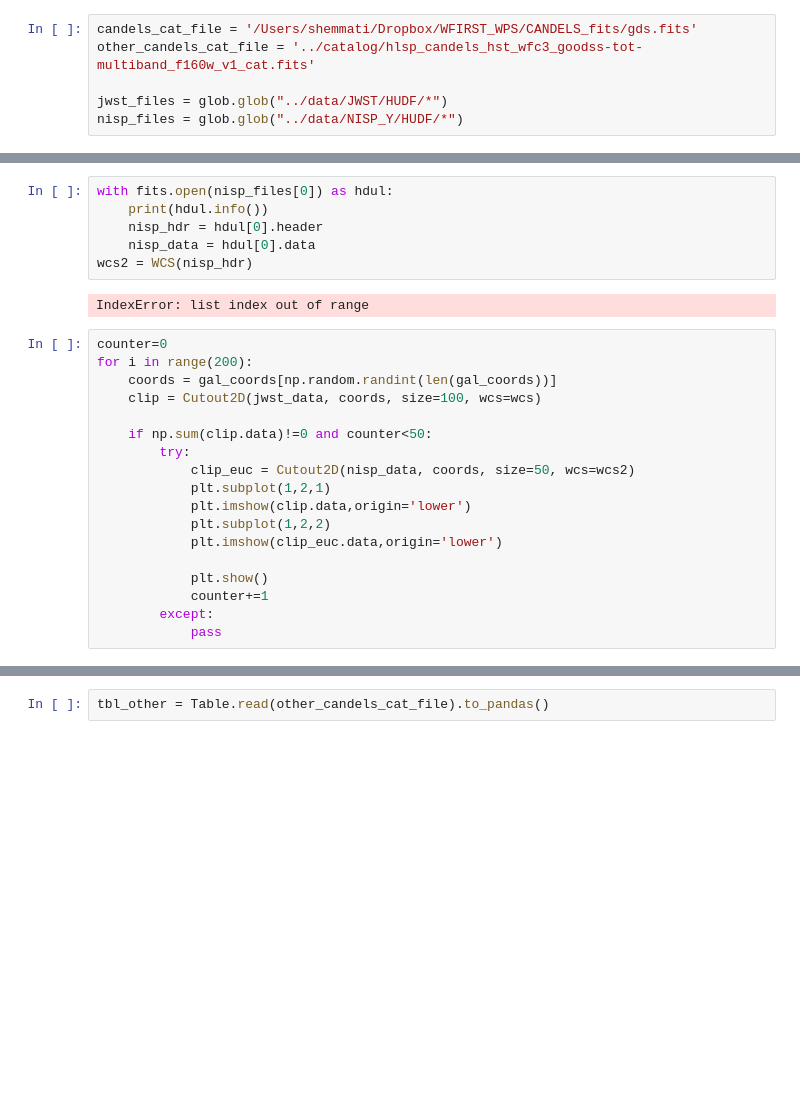
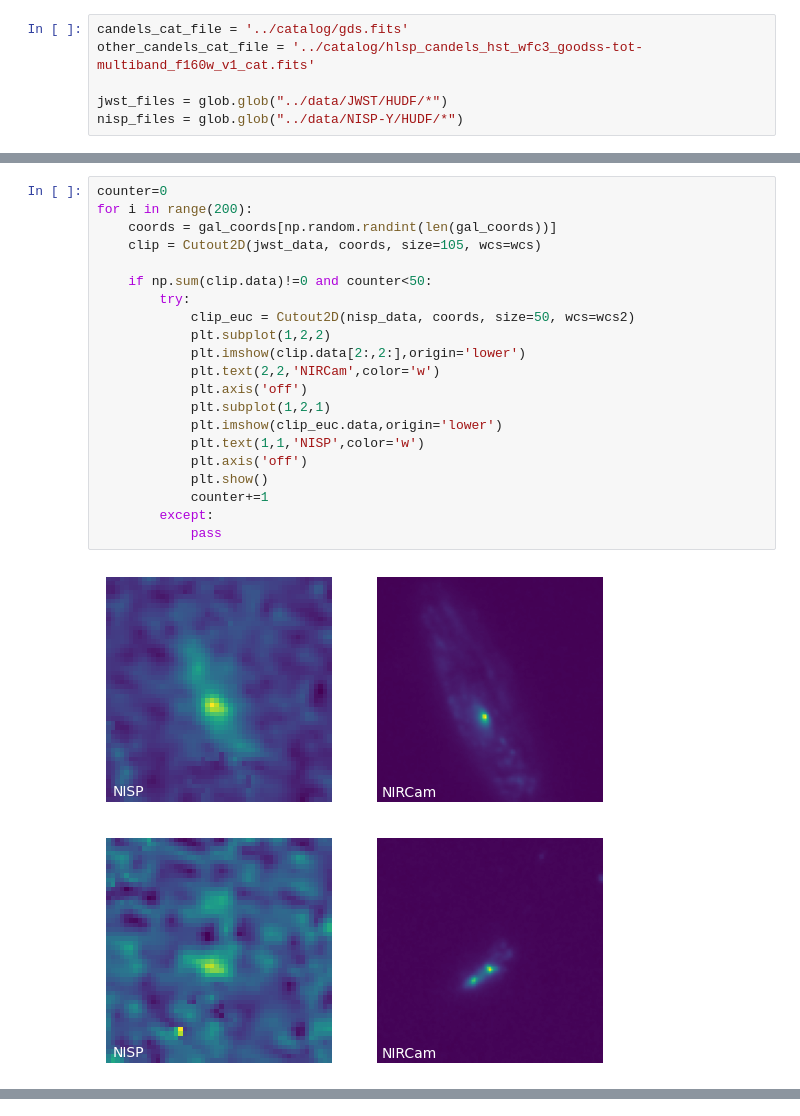
Before and after one commit to xoubish/superNISP, a Jupyter notebook: code/process_data.ipynb, the cells around one changed output, grey strips where cells are left out. Cells and saved outputs as stored; diff of their text form; blank space fills up the shorter version.

Commit message:
fix HUDF data/plots

```diff
--- a/code/process_data.ipynb
+++ b/code/process_data.ipynb
@@ -13,6 +28,6 @@ from astropy.table import Table
 # %%
-candels_cat_file = '/Users/shemmati/Dropbox/WFIRST_WPS/CANDELS_fits/gds.fits'
+candels_cat_file = '../catalog/gds.fits'
 other_candels_cat_file = '../catalog/hlsp_candels_hst_wfc3_goodss-tot-multiband_f160w_v1_cat.fits'
 
 jwst_files = glob.glob("../data/JWST/HUDF/*")
-nisp_files = glob.glob("../data/NISP_Y/HUDF/*")
+nisp_files = glob.glob("../data/NISP-Y/HUDF/*")
@@ -63,26 +76,24 @@ Set OBSGEO-H to 1234812278.786 from OBSGEO-[XYZ]'. [astropy.wcs.wcs]
-# %%
-with fits.open(nisp_files[0]) as hdul:
-    print(hdul.info())
-    nisp_hdr = hdul[0].header
-    nisp_data = hdul[0].data
-wcs2 = WCS(nisp_hdr)
-# %% [output]
-IndexError: list index out of range
 # %%
 counter=0
 for i in range(200):
     coords = gal_coords[np.random.randint(len(gal_coords))]
-    clip = Cutout2D(jwst_data, coords, size=100, wcs=wcs)
+    clip = Cutout2D(jwst_data, coords, size=105, wcs=wcs)
 
     if np.sum(clip.data)!=0 and counter<50:
         try:
             clip_euc = Cutout2D(nisp_data, coords, size=50, wcs=wcs2)
+            plt.subplot(1,2,2)
+            plt.imshow(clip.data[2:,2:],origin='lower')
+            plt.text(2,2,'NIRCam',color='w')
+            plt.axis('off')
             plt.subplot(1,2,1)
-            plt.imshow(clip.data,origin='lower')
-            plt.subplot(1,2,2)
             plt.imshow(clip_euc.data,origin='lower')
-
+            plt.text(1,1,'NISP',color='w')
+            plt.axis('off')
             plt.show()
             counter+=1
         except:
             pass
+# %% [output]
+[figure, added]
+[figure, added]
@@ -89,2 +107,0 @@ for i in range(200):
-# %%
-tbl_other = Table.read(other_candels_cat_file).to_pandas()
```
Also changed, not shown: parts of 7 cells of this notebook, 1 other file.
